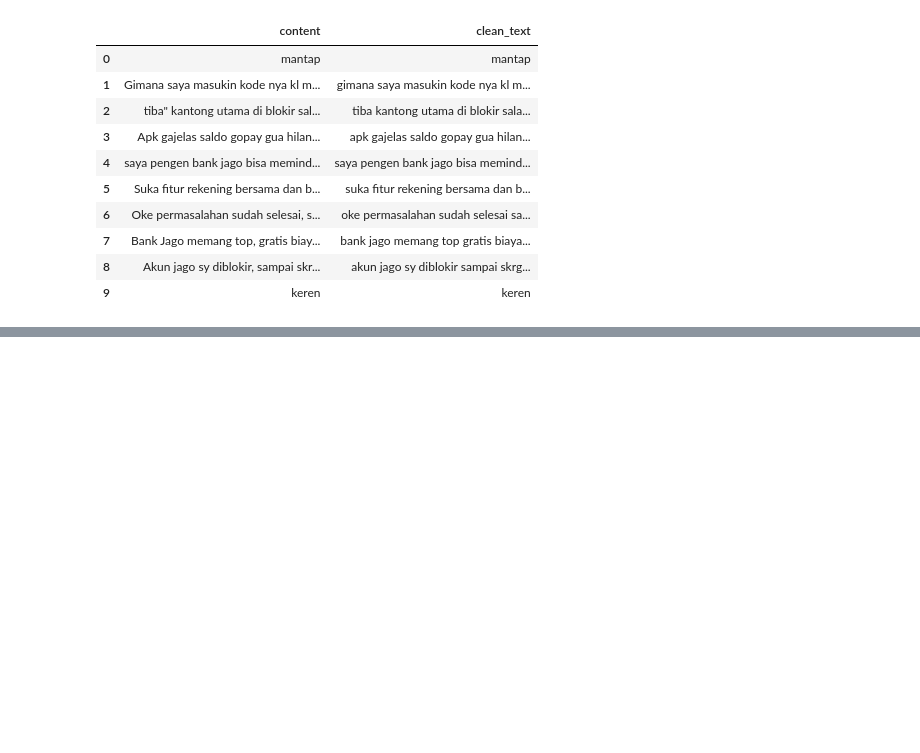
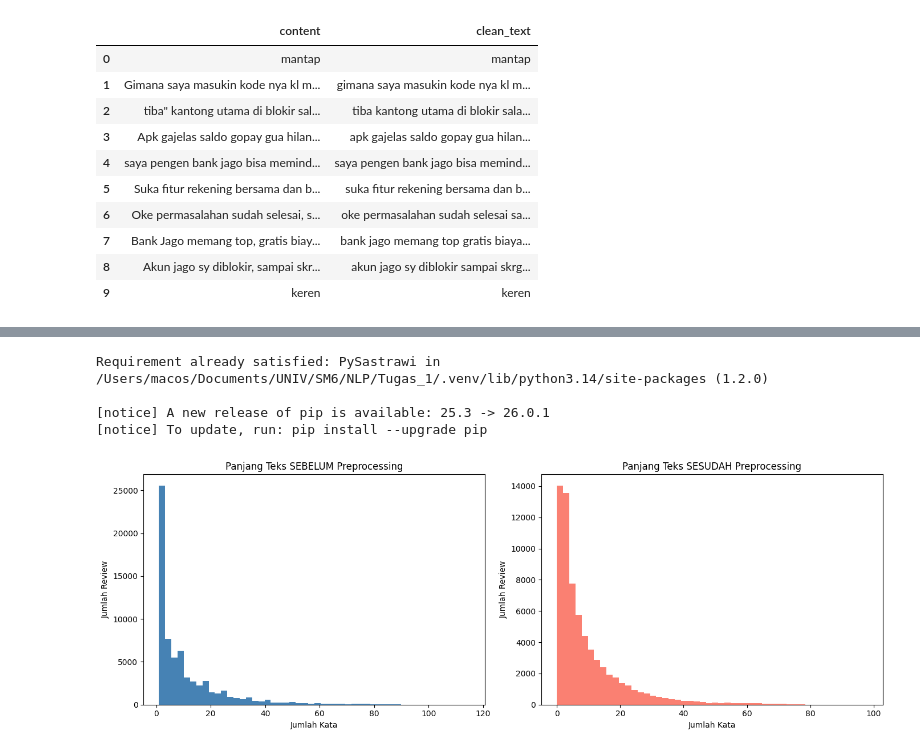
Before and after one commit to abyansyah052/NLP-1, a Jupyter notebook: jupyter/2-Preprocessing.ipynb, the cells around one changed output, grey strips where cells are left out. Saved outputs shown, nothing was run; the diff lists cells and outputs as text; code cells hidden in the pictures; blank space fills up the shorter version.

```diff
--- a/jupyter/2-Preprocessing.ipynb
+++ b/jupyter/2-Preprocessing.ipynb
@@ -147,4 +229,46 @@ df_text[["clean_text", "tokens"]].head(10)
 | 9 | keren | [keren] |
+# %%
+!pip install PySastrawi
+
+from Sastrawi.Stemmer.StemmerFactory import StemmerFactory
+
+factory = StemmerFactory()
+stemmer = factory.create_stemmer()
+
+def stem_tokens(tokens):
+    return [stemmer.stem(word) for word in tokens]
+
+df_text["tokens"] = df_text["tokens"].apply(stem_tokens)
+
+# Update clean_text juga dari tokens hasil stemming
+df_text["clean_text"] = df_text["tokens"].apply(lambda x: " ".join(x))
+# %% [output]
+Requirement already satisfied: PySastrawi in /Users/macos/Documents/UNIV/SM6/NLP/Tugas_1/.venv/lib/python3.14/site-packages (1.2.0)
+
+[notice] A new release of pip is available: 25.3 -> 26.0.1
+[notice] To update, run: pip install --upgrade pip
+# %%
+import matplotlib.pyplot as plt
+
+df_text["original_length"] = df_text["content"].fillna("").str.split().apply(len)
+df_text["clean_length"] = df_text["clean_text"].fillna("").str.split().apply(len)
+
+fig, axes = plt.subplots(1, 2, figsize=(14, 5))
+
+axes[0].hist(df_text["original_length"], bins=50, color="steelblue")
+axes[0].set_title("Panjang Teks SEBELUM Preprocessing")
+axes[0].set_xlabel("Jumlah Kata")
+axes[0].set_ylabel("Jumlah Review")
+
+axes[1].hist(df_text["clean_length"], bins=50, color="salmon")
+axes[1].set_title("Panjang Teks SESUDAH Preprocessing")
+axes[1].set_xlabel("Jumlah Kata")
+axes[1].set_ylabel("Jumlah Review")
+
+plt.tight_layout()
+plt.show()
+# %% [output]
+[figure, added]
 # %%
 df_text.to_csv("../csv/jago_preprocessing.csv", index=False)
 # %%
```
Also changed, not shown: parts of 4 cells of this notebook, 4 other files.
